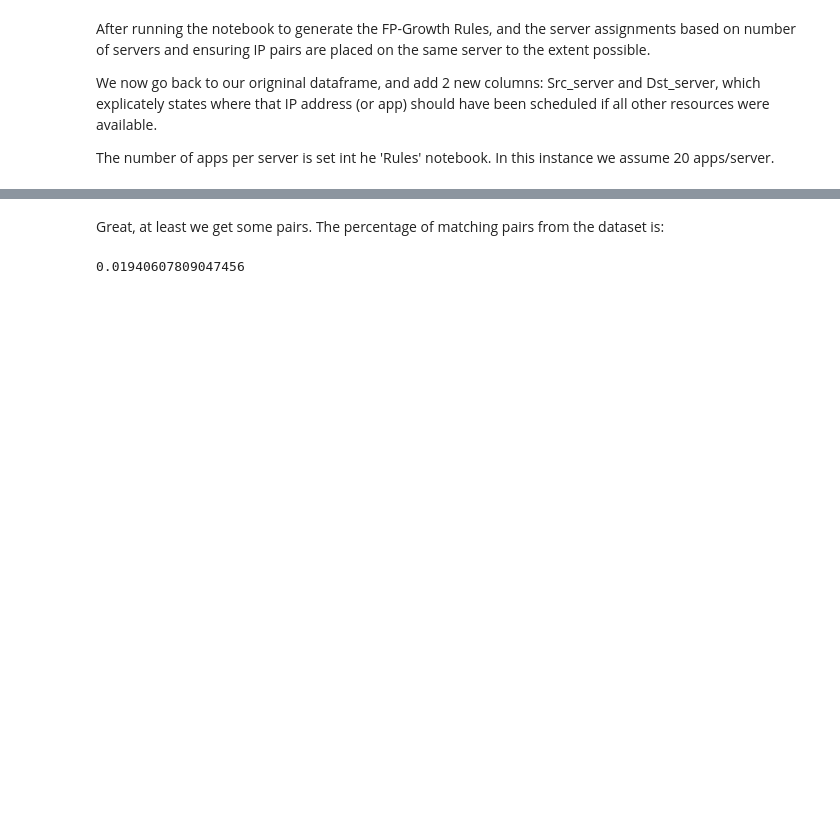
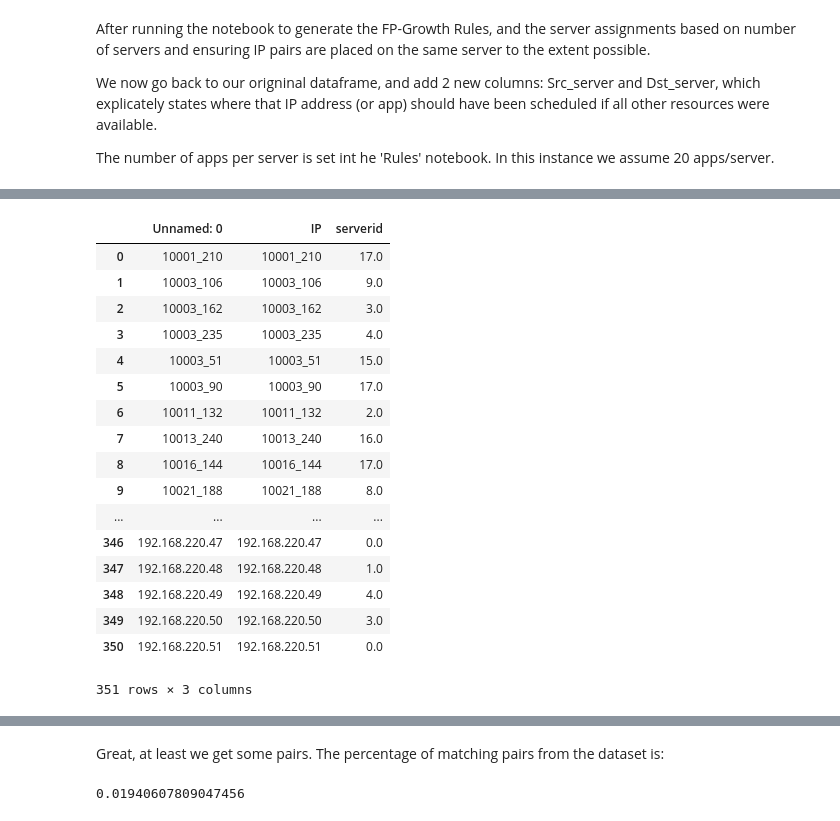
Before and after one commit to nrb75/Manifold, a Jupyter notebook: Server_Assignment.ipynb, the cells around one changed output, grey strips where cells are left out. Saved outputs shown, nothing was run; the diff lists cells and outputs as text; code cells hidden in the pictures; blank space fills up the shorter version.

```diff
--- a/Server_Assignment.ipynb
+++ b/Server_Assignment.ipynb
@@ -79,3 +83,24 @@ server_rules.head()
+# %%
+server_rules
+# %% [output]
+|  | Unnamed: 0 | IP | serverid |
+| 0 | 10001_210 | 10001_210 | 17.0 |
+| 1 | 10003_106 | 10003_106 | 9.0 |
+| 2 | 10003_162 | 10003_162 | 3.0 |
+| 3 | 10003_235 | 10003_235 | 4.0 |
+| 4 | 10003_51 | 10003_51 | 15.0 |
+| 5 | 10003_90 | 10003_90 | 17.0 |
+| 6 | 10011_132 | 10011_132 | 2.0 |
+| 7 | 10013_240 | 10013_240 | 16.0 |
+| 8 | 10016_144 | 10016_144 | 17.0 |
+| 9 | 10021_188 | 10021_188 | 8.0 |
+| ... | ... | ... | ... |
+| 346 | 192.168.220.47 | 192.168.220.47 | 0.0 |
+| 347 | 192.168.220.48 | 192.168.220.48 | 1.0 |
+| 348 | 192.168.220.49 | 192.168.220.49 | 4.0 |
+| 349 | 192.168.220.50 | 192.168.220.50 | 3.0 |
+| 350 | 192.168.220.51 | 192.168.220.51 | 0.0 |
+351 rows × 3 columns
 # %%
 #merge in the serverid
 
```
Also changed, not shown: parts of 5 cells of this notebook, 4 other files.
